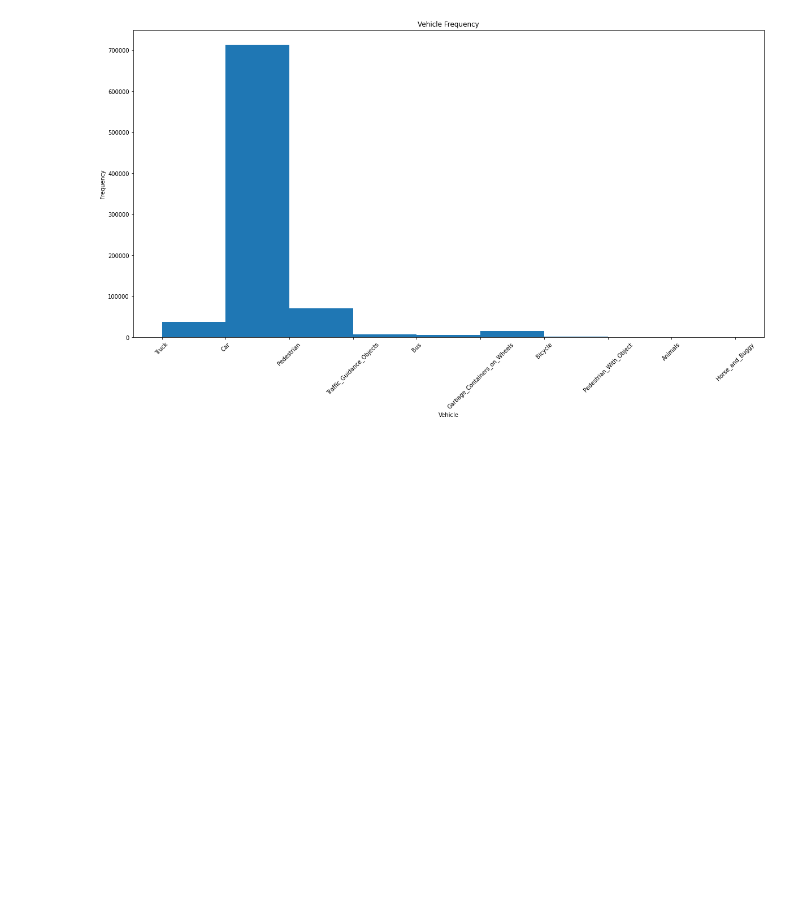
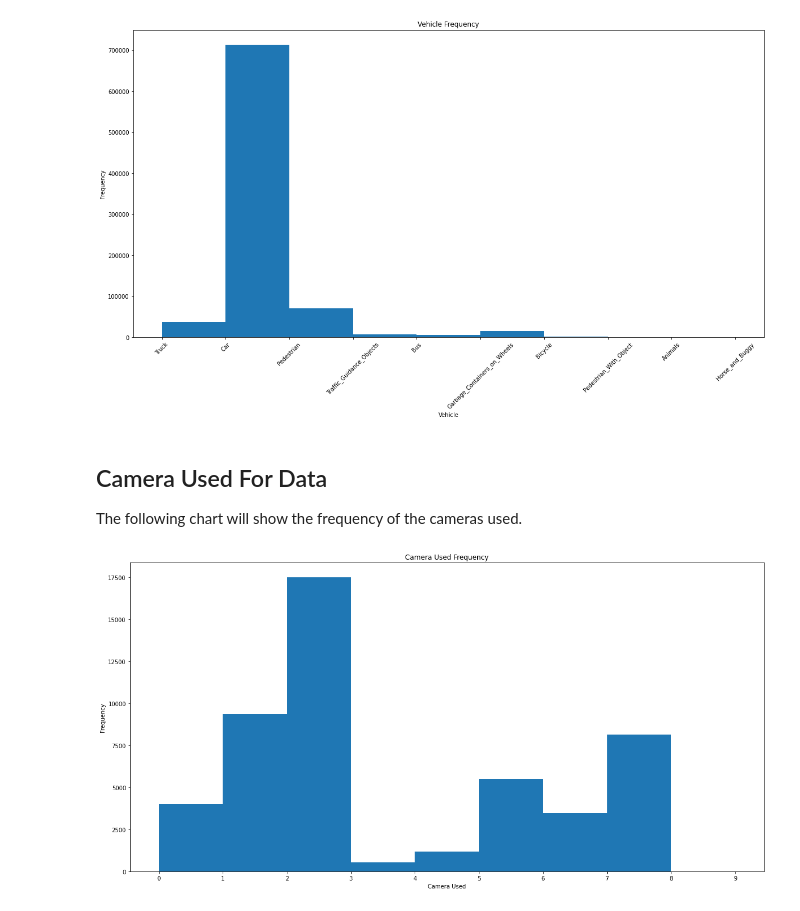
Before and after one commit to matthewalunni/object-recognition-autonomous-vehicles, a Jupyter notebook: data.ipynb, the cells around one changed output. Drawn from its saved outputs; the diff is of its cells as text; code cells hidden in the pictures; blank space fills up the shorter version.

Commit message:
feat: camera used chart

```diff
--- a/data.ipynb
+++ b/data.ipynb
@@ -94,3 +96,15 @@ plt.setp(plt.gca().get_xticklabels(), rotation=45)
 plt.show()
 # %% [output]
 [figure]
+# %% [markdown]
+## Camera Used For Data
+The following chart will show the frequency of the cameras used.
+# %%
+plt.xlabel('Camera Used')
+plt.ylabel('Frequency')
+plt.title('Camera Used Frequency')
+plt.hist(df['camera_used'], bins=np.arange(0, 10, 1))
+plt.xticks(np.arange(0, 10, 1))
+plt.show()
+# %% [output]
+[figure, added]
```
Also changed, not shown: parts of 2 cells of this notebook.
